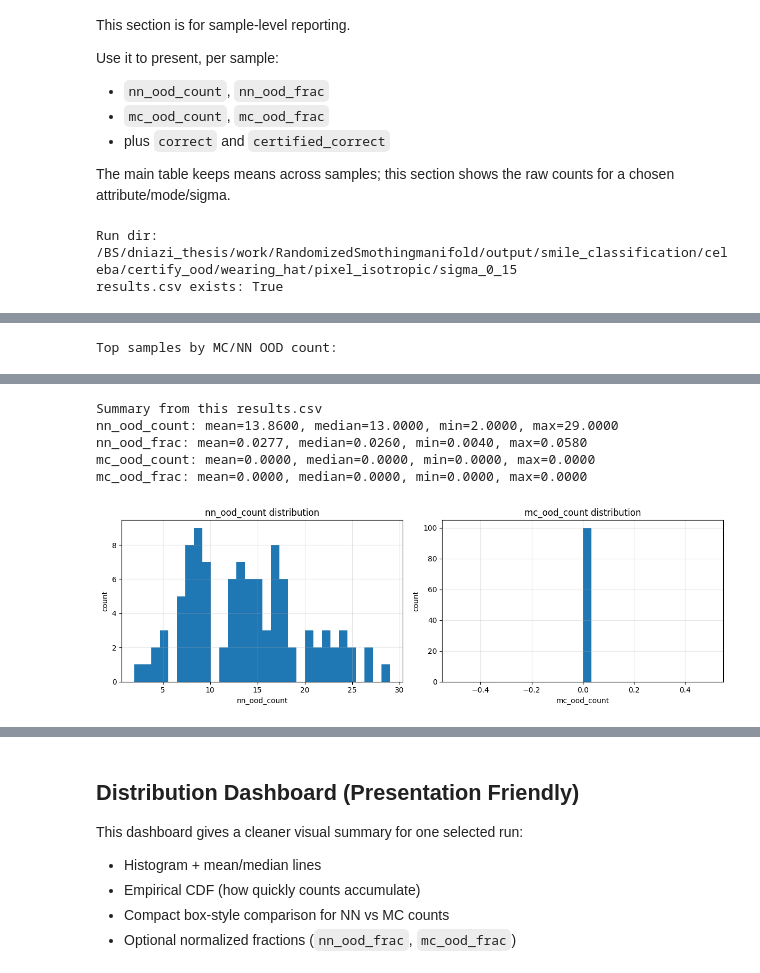
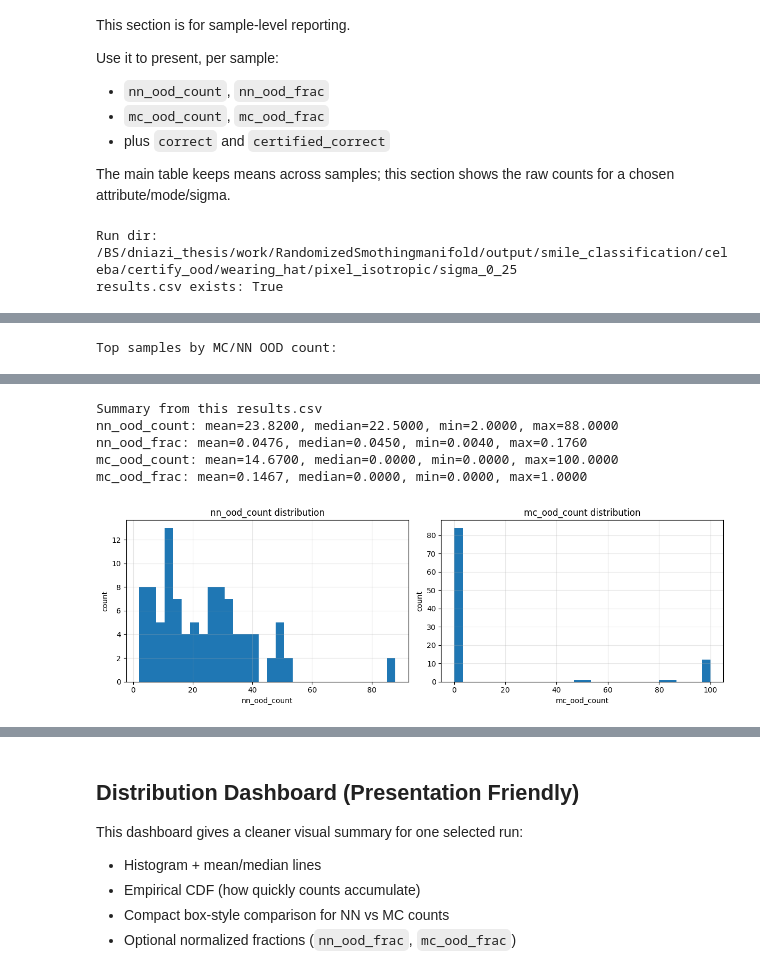
Before and after one commit to daniyaniazi/RandomizedSmothingmanifold, a Jupyter notebook: notebooks/CelebA_OOD_Analysis.ipynb, the cells around one changed output, grey strips where cells are left out. Drawn from its saved outputs; the diff is of its cells as text; code cells hidden in the pictures.

```diff
--- a/notebooks/CelebA_OOD_Analysis.ipynb
+++ b/notebooks/CelebA_OOD_Analysis.ipynb
@@ -120,7 +120,7 @@ else:
                 row = {
                     'attribute': attribute,
                     # 'mode_raw': mode_raw,
-                    # 'mode': mode_label(mode_raw),
+                    'mode': mode_label(mode_raw),
                     # 'space': space,
                     'smoothing': smoothing,
                     'sigma': float(s),
@@ -367,7 +367,7 @@ The main table keeps means across samples; this section shows the raw counts for
 # Pick one run to inspect sample-level counts
 ATTRIBUTE_VIEW = 'wearing_hat'   # folder name under certify_ood
 MODE_VIEW = 'pixel_isotropic'    # e.g. pixel_isotropic, pixel_manifold, latent_isotropic, latent_manifold
-SIGMA_VIEW = 0.15
+SIGMA_VIEW = 0.25
 
 run_dir = CERTIFY_DIR / ATTRIBUTE_VIEW / MODE_VIEW / sigma_tag(SIGMA_VIEW)
 csv_path = run_dir / 'results.csv'
@@ -419,6 +419,6 @@ else:
         plt.tight_layout()
         plt.show()
 # %% [output]
-Run dir: /BS/dniazi_thesis/work/RandomizedSmothingmanifold/output/smile_classification/celeba/certify_ood/wearing_hat/pixel_isotropic/sigma_0_15
+Run dir: /BS/dniazi_thesis/work/RandomizedSmothingmanifold/output/smile_classification/celeba/certify_ood/wearing_hat/pixel_isotropic/sigma_0_25
 results.csv exists: True
 |  | idx | image_path | label | pred | radius | correct | certified_correct | nn_ood_count | nn_ood_frac | ... |
@@ -459,6 +459,6 @@ Top samples by MC/NN OOD count:
 Summary from this results.csv
-nn_ood_count: mean=13.8600, median=13.0000, min=2.0000, max=29.0000
-nn_ood_frac: mean=0.0277, median=0.0260, min=0.0040, max=0.0580
-mc_ood_count: mean=0.0000, median=0.0000, min=0.0000, max=0.0000
-mc_ood_frac: mean=0.0000, median=0.0000, min=0.0000, max=0.0000
+nn_ood_count: mean=23.8200, median=22.5000, min=2.0000, max=88.0000
+nn_ood_frac: mean=0.0476, median=0.0450, min=0.0040, max=0.1760
+mc_ood_count: mean=14.6700, median=0.0000, min=0.0000, max=100.0000
+mc_ood_frac: mean=0.1467, median=0.0000, min=0.0000, max=1.0000
-[figure, old version]
+[figure, new version]
```
Also changed, not shown: parts of 8 cells of this notebook, 8 other files.
